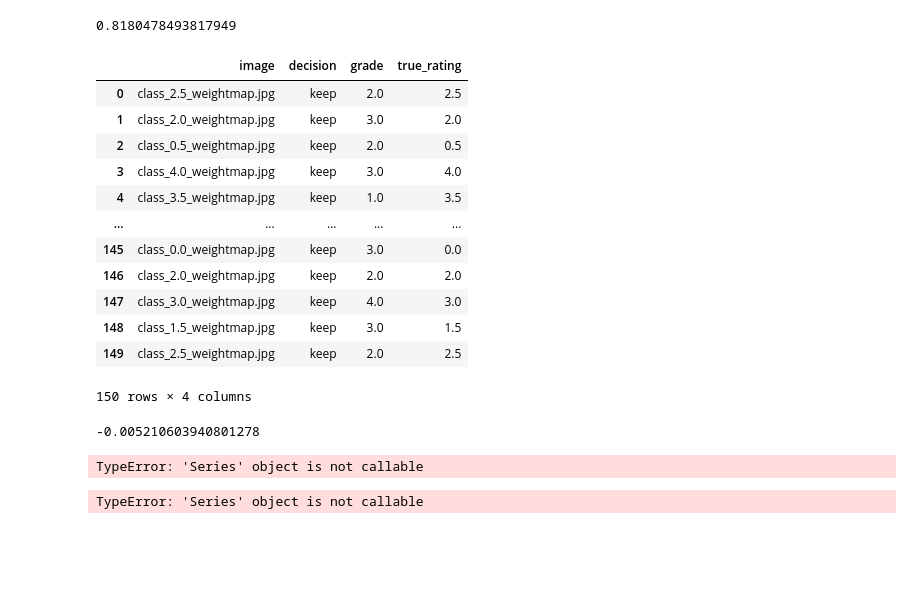
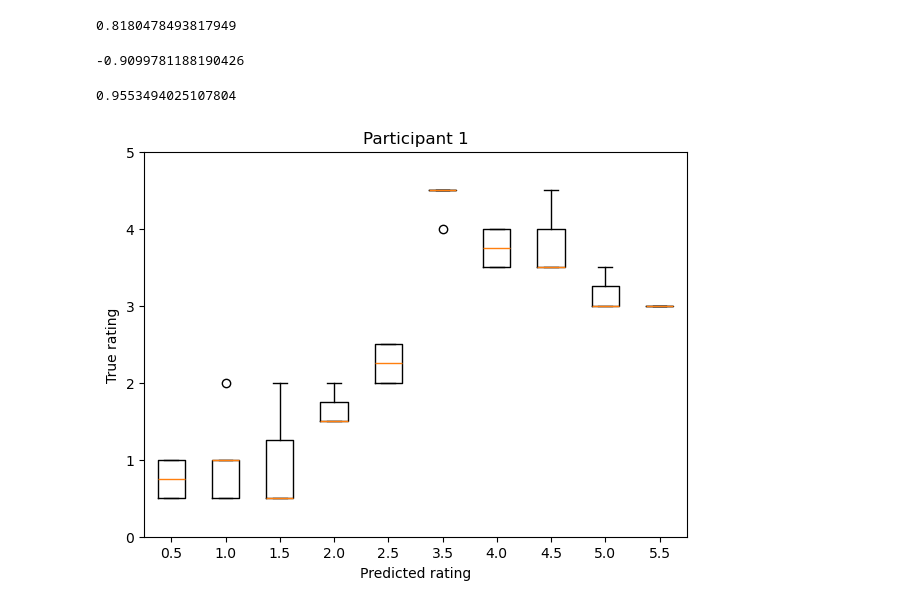
Before and after one commit to ChillShower/CognMod, a Jupyter notebook: Filtered_Faces/synthetic_faces/exp2.ipynb, the cells around one changed output. Cells and saved outputs as stored; diff of their text form; code cells hidden in the pictures; blank space fills up the shorter version.

```diff
--- a/Filtered_Faces/synthetic_faces/exp2.ipynb
+++ b/Filtered_Faces/synthetic_faces/exp2.ipynb
@@ -36,47 +23,24 @@ print(res_a)
 # %% [output]
 0.8180478493817949
-# %%
-ratings_simone
-# %% [output]
-|  | image | decision | grade | true_rating |
-| 0 | class_2.5_weightmap.jpg | keep | 2.0 | 2.5 |
-| 1 | class_2.0_weightmap.jpg | keep | 3.0 | 2.0 |
-| 2 | class_0.5_weightmap.jpg | keep | 2.0 | 0.5 |
-| 3 | class_4.0_weightmap.jpg | keep | 3.0 | 4.0 |
-| 4 | class_3.5_weightmap.jpg | keep | 1.0 | 3.5 |
-| ... | ... | ... | ... | ... |
-| 145 | class_0.0_weightmap.jpg | keep | 3.0 | 0.0 |
-| 146 | class_2.0_weightmap.jpg | keep | 2.0 | 2.0 |
-| 147 | class_3.0_weightmap.jpg | keep | 4.0 | 3.0 |
-| 148 | class_1.5_weightmap.jpg | keep | 3.0 | 1.5 |
-| 149 | class_2.5_weightmap.jpg | keep | 2.0 | 2.5 |
-150 rows × 4 columns
 # %%
-res_s = ratings_simone['true_rating'].corr(ratings_simone['grade'], method='spearman')
-print(res_s)
+res_simone = ratings_simone['grade'].corr(ratings_simone['true_rating'], method='spearman')
+print(res_simone)
 # %% [output]
--0.005210603940801278
+-0.9099781188190426
+# %%
+res_alex = ratings_alex['grade'].corr(ratings_alex['true_rating'], method='spearman')
+print(res_alex)
+# %% [output]
+0.9553494025107804
 # %%
-groups1 = [ratings_amalie[ratings_amalie['grade'] == p]['true_rating'].values for p in sorted(ratings_amalie['grade'].unique())]
+groups_amalie = [ratings_amalie[ratings_amalie['grade'] == p]['true_rating'].values for p in sorted(ratings_amalie['grade'].unique())]
 
 plt.figure(figsize=(7,5))
-plt.boxplot(groups1, labels=sorted(ratings_amalie['grade'].unique()))
+plt.boxplot(groups_amalie, labels=sorted(ratings_amalie['grade'].unique()))
 plt.xlabel("Predicted rating")
 plt.ylabel("True rating")
 plt.title("Participant 1")
-plt.ylim(-1.0, 5.2)  # adjust if your rating scale is different
+plt.ylim(0.0, 5.0)  # adjust if your rating scale is different
 plt.show()
 # %% [output]
-TypeError: 'Series' object is not callable
+[figure, added]
-# %%
-groups = [ratings_simone[ratings_simone['grade'] == p]['true_rating'].values for p in sorted(ratings_simone['grade'].unique())]
-
-plt.figure(figsize=(7,5))
-plt.boxplot(groups, labels=sorted(ratings_simone['grade'].unique()))
-plt.xlabel("Predicted rating")
-plt.ylabel("True rating")
-plt.title("Participant 2")
-plt.ylim(-1.0, 5.2)  # adjust if your rating scale is different
-plt.show()
-# %% [output]
-TypeError: 'Series' object is not callable
```
Also changed, not shown: parts of 5 cells of this notebook, 2 other files.
